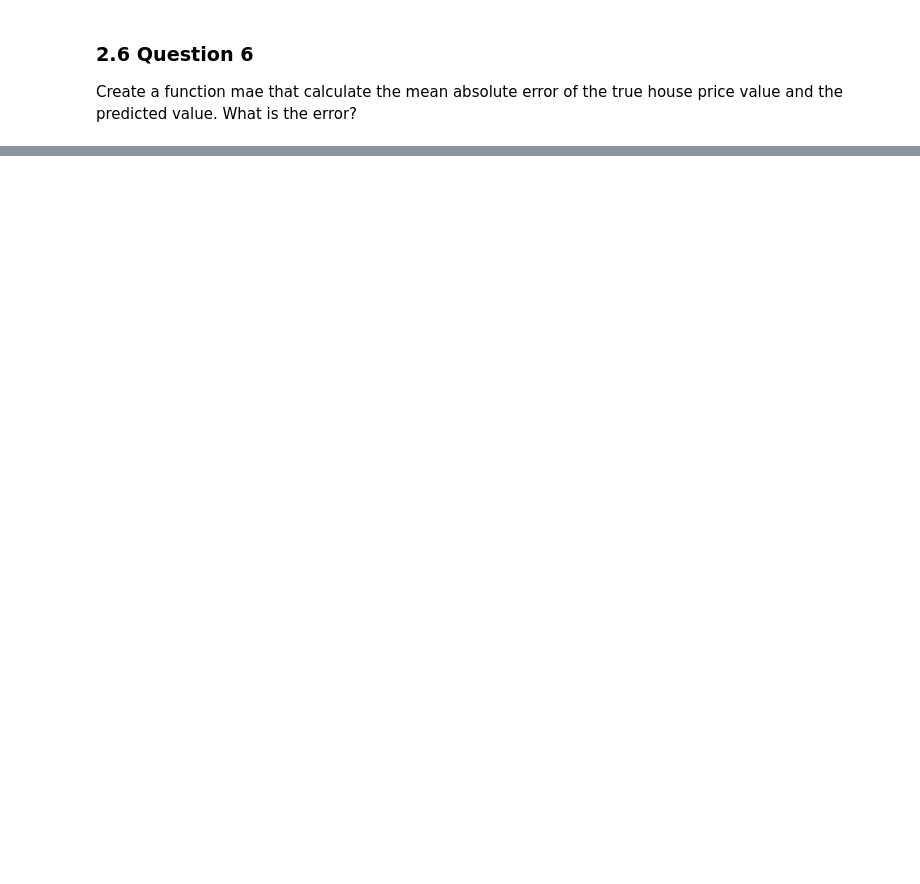
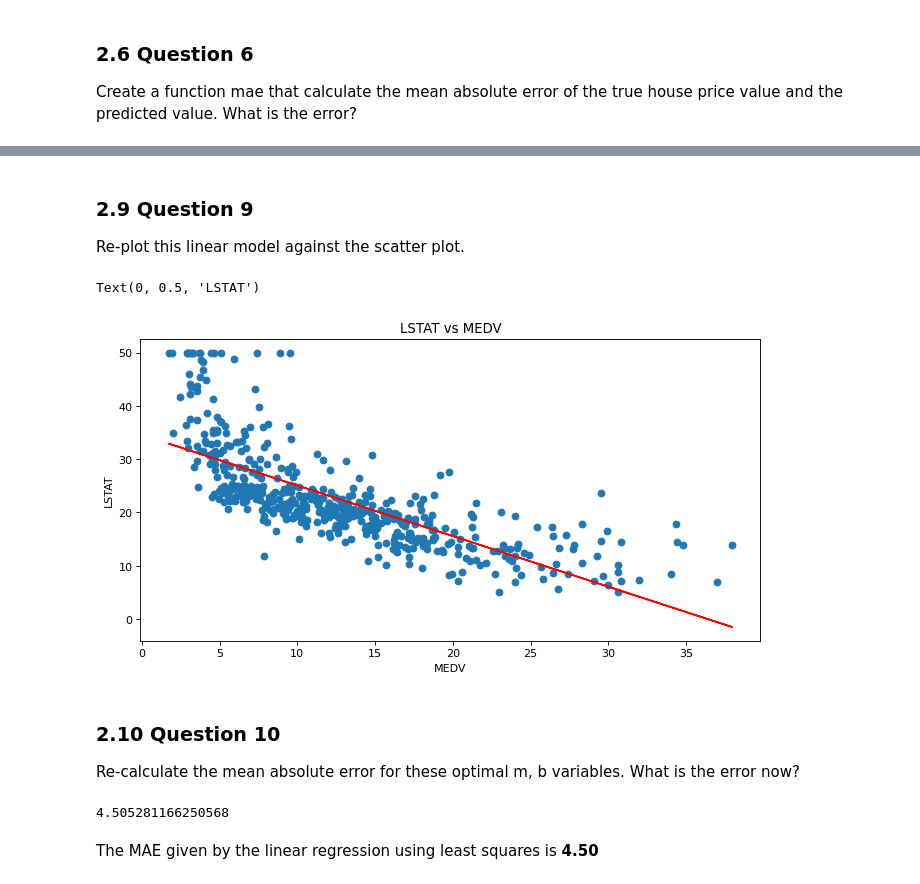
Before and after one commit to YosefGuevara012/ML_MIR, a Jupyter notebook: Lab 1. Linear regresion/Lab 1. Linear regression.ipynb, the cells around one changed output, grey strips where cells are left out. Saved outputs shown, nothing was run; the diff lists cells and outputs as text; code cells hidden in the pictures; blank space fills up the shorter version.

```diff
--- a/Lab 1. Linear regresion/Lab 1. Linear regression.ipynb
+++ b/Lab 1. Linear regresion/Lab 1. Linear regression.ipynb
@@ -142,0 +299,62 @@ Length: 506, dtype: float64
+# %%
+def lm(x, y):
+
+    """
+    This function performs the calculation of a simple linear regression
+    using the least squares method to calculate Bo and B1.
+
+
+     y_hat = B0 + B1*X
+
+    """
+
+    x = np.array(x)
+    y = np.array(y)
+
+    x_mean = x.mean()
+    y_mean = y.mean()
+
+    Sxx = np.power((x-x_mean),2).sum()
+    Sxy = (y*(x-x_mean)).sum()
+
+    B1 = Sxy/Sxx
+
+    B0 = y_mean - B1*x_mean
+
+    b = B0
+    m = B1
+
+    return m, b
+# %% [markdown]
+### 2.9 Question 9
+Re-plot this linear model against the scatter plot.
+# %%
+# Call the function performed by the least squares method
+
+
+m, b = lm(df['LSTAT'], y)
+y_pred = list(b + m*df['LSTAT'])
+
+# and the regression result against the data is plotted.
+
+plt.figure(figsize=(10, 5), dpi=80)
+plt.scatter(df['LSTAT'],y)
+plt.plot(df['LSTAT'], y_pred, color='r')
+plt.title("LSTAT vs MEDV")
+plt.xlabel("MEDV")
+plt.ylabel("LSTAT")
+# %% [output]
+Text(0, 0.5, 'LSTAT')
+[figure, added]
+# %% [markdown]
+### 2.10 Question 10
+Re-calculate the mean absolute error for these optimal m, b variables. What
+is the error now?
+# %%
+# MAE function is called to check the new value of the error calculated by the least squares method.
+mae_2 = mae(y, y_pred)
+mae_2
+# %% [output]
+4.505281166250568
+# %% [markdown]
+The MAE given by the linear regression using least squares is **4.50**
```
Also changed, not shown: parts of 23 cells of this notebook, 1 other file.
